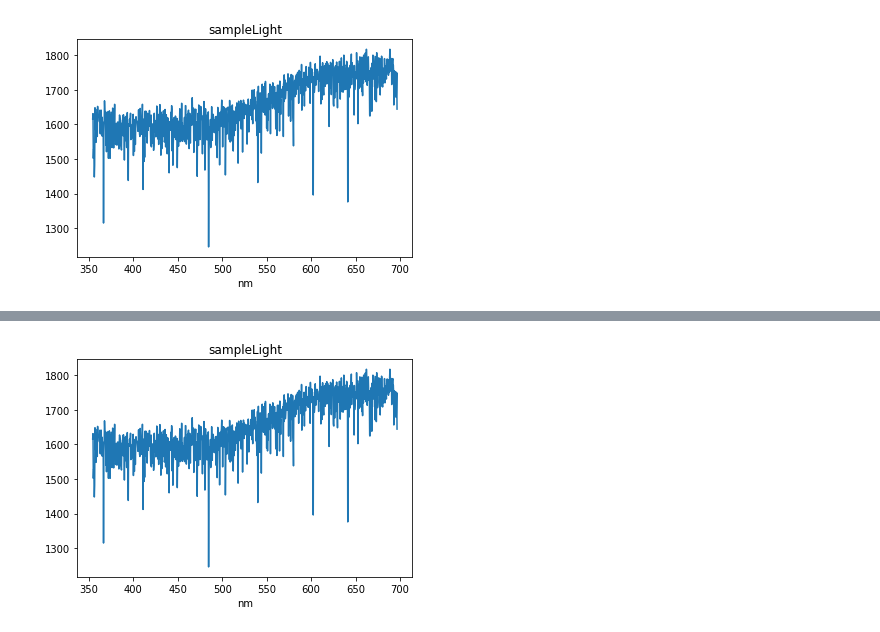
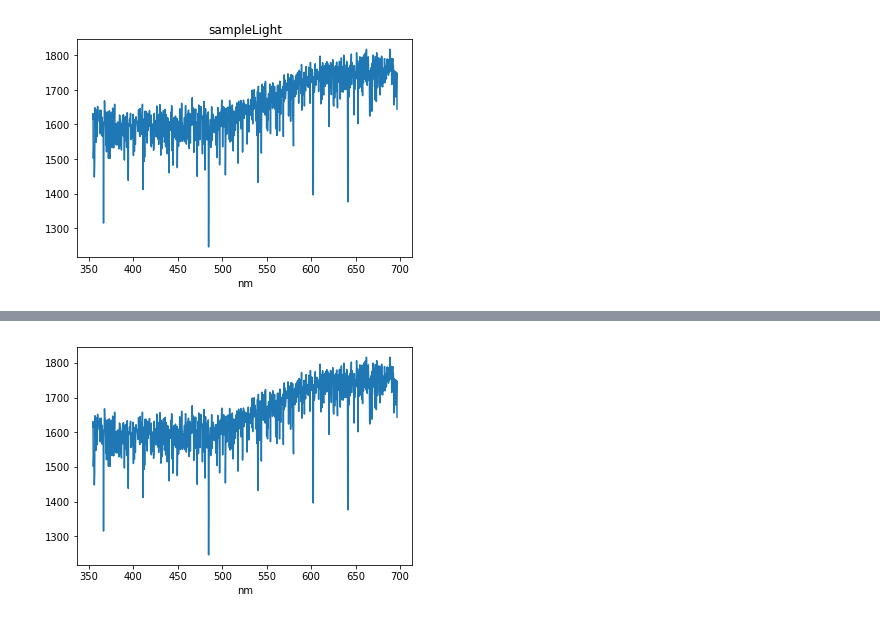
Before and after one commit to dwblair/bullseye-parse, a Jupyter notebook: parser.ipynb, the cells around one changed output, grey strips where cells are left out. Saved outputs shown, nothing was run; the diff lists cells and outputs as text; code cells hidden in the pictures.

```diff
--- a/parser.ipynb
+++ b/parser.ipynb
@@ -54,4 +49,13 @@ spectra=['sampleLight,sampleDark,sampleDarkCorrected,referenceLight,referenceDar
-# %%
-plot_spectrum('sampleLight')
-# %% [output]
-[figure, removed]
+# %%
+def plotter(filename,spectrum):
+    with open(filename) as data_file:
+        data = json.load(data_file)
+    x=data["spectrometer"]["wavelengths"]
+    y=data["spectra"][spectrum]
+    pylab.plot(x, y)
+    #pylab.title(spectrum)
+    pylab.xlabel('nm')
+# %%
+plotter('data/spark.json','sampleLight')
+# %% [output]
+[figure, added]
```
Also changed, not shown: parts of 5 cells of this notebook, 15 other files.
